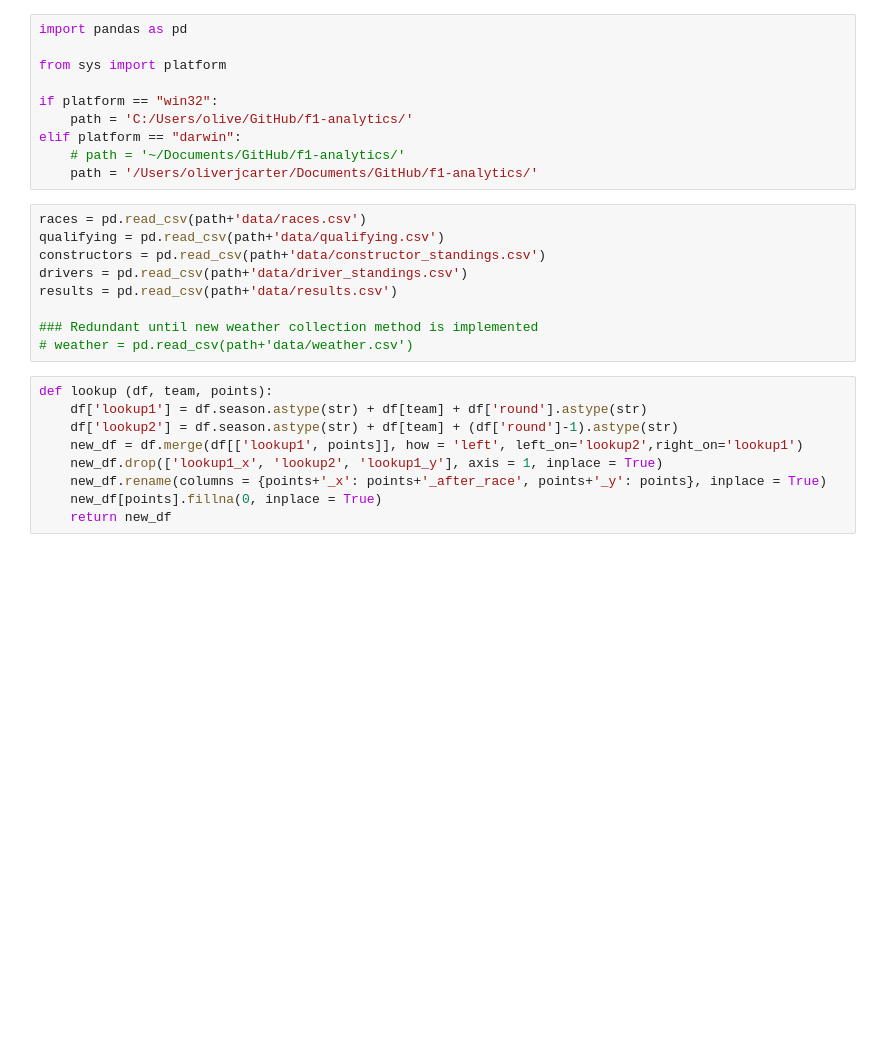
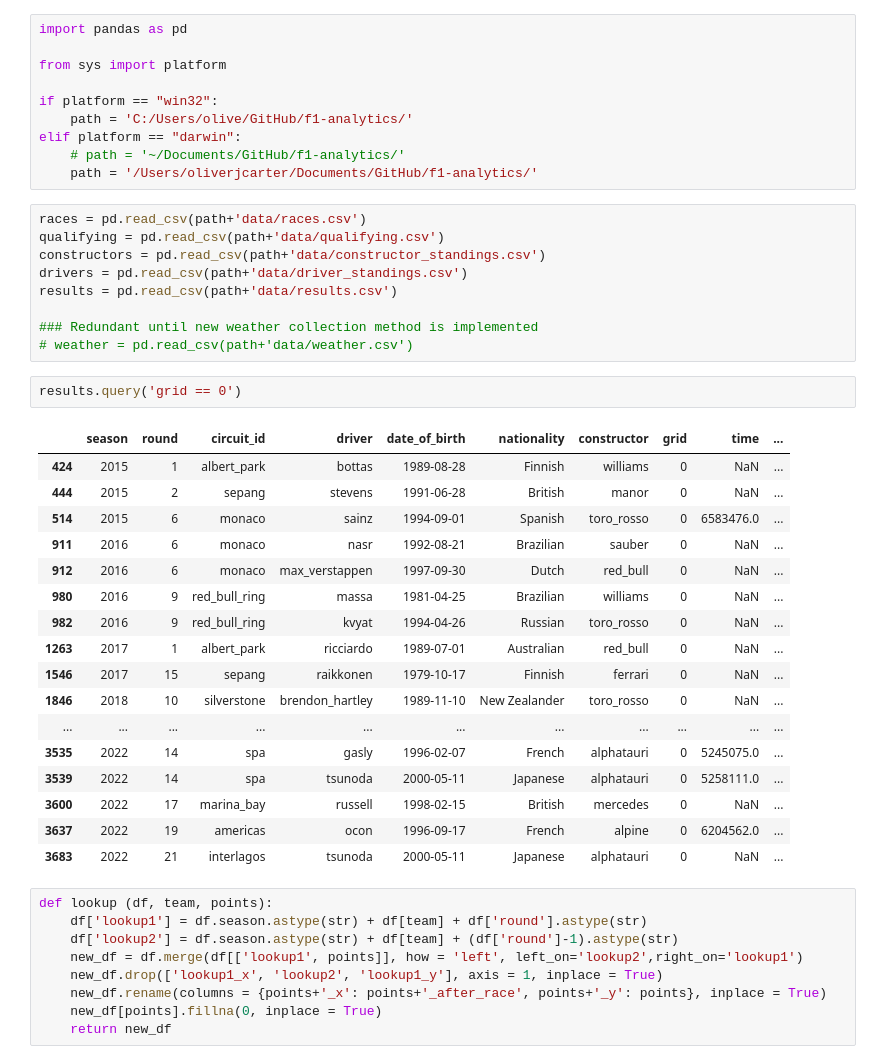
Before and after one commit to ollyjc99/f1-analytics, a Jupyter notebook: data processing/data-merging.ipynb, the cells around one changed output. Drawn from its saved outputs; the diff is of its cells as text; blank space fills up the shorter version.

Commit message:
Trying to debug where grid = 0 is coming from

```diff
--- a/data processing/data-merging.ipynb
+++ b/data processing/data-merging.ipynb
@@ -17,6 +17,26 @@ results = pd.read_csv(path+'data/results.csv')
 
 ### Redundant until new weather collection method is implemented
 # weather = pd.read_csv(path+'data/weather.csv')
+# %%
+results.query('grid == 0')
+# %% [output]
+|  | season | round | circuit_id | driver | date_of_birth | nationality | constructor | grid | time | ... |
+| 424 | 2015 | 1 | albert_park | bottas | 1989-08-28 | Finnish | williams | 0 | NaN | ... |
+| 444 | 2015 | 2 | sepang | stevens | 1991-06-28 | British | manor | 0 | NaN | ... |
+| 514 | 2015 | 6 | monaco | sainz | 1994-09-01 | Spanish | toro_rosso | 0 | 6583476.0 | ... |
+| 911 | 2016 | 6 | monaco | nasr | 1992-08-21 | Brazilian | sauber | 0 | NaN | ... |
+| 912 | 2016 | 6 | monaco | max_verstappen | 1997-09-30 | Dutch | red_bull | 0 | NaN | ... |
+| 980 | 2016 | 9 | red_bull_ring | massa | 1981-04-25 | Brazilian | williams | 0 | NaN | ... |
+| 982 | 2016 | 9 | red_bull_ring | kvyat | 1994-04-26 | Russian | toro_rosso | 0 | NaN | ... |
+| 1263 | 2017 | 1 | albert_park | ricciardo | 1989-07-01 | Australian | red_bull | 0 | NaN | ... |
+| 1546 | 2017 | 15 | sepang | raikkonen | 1979-10-17 | Finnish | ferrari | 0 | NaN | ... |
+| 1846 | 2018 | 10 | silverstone | brendon_hartley | 1989-11-10 | New Zealander | toro_rosso | 0 | NaN | ... |
+| ... | ... | ... | ... | ... | ... | ... | ... | ... | ... | ... |
+| 3535 | 2022 | 14 | spa | gasly | 1996-02-07 | French | alphatauri | 0 | 5245075.0 | ... |
+| 3539 | 2022 | 14 | spa | tsunoda | 2000-05-11 | Japanese | alphatauri | 0 | 5258111.0 | ... |
+| 3600 | 2022 | 17 | marina_bay | russell | 1998-02-15 | British | mercedes | 0 | NaN | ... |
+| 3637 | 2022 | 19 | americas | ocon | 1996-09-17 | French | alpine | 0 | 6204562.0 | ... |
+| 3683 | 2022 | 21 | interlagos | tsunoda | 2000-05-11 | Japanese | alphatauri | 0 | NaN | ... |
 # %%
 def lookup (df, team, points):
     df['lookup1'] = df.season.astype(str) + df[team] + df['round'].astype(str)
```
Also changed, not shown: parts of 4 cells of this notebook, 4 other files.
